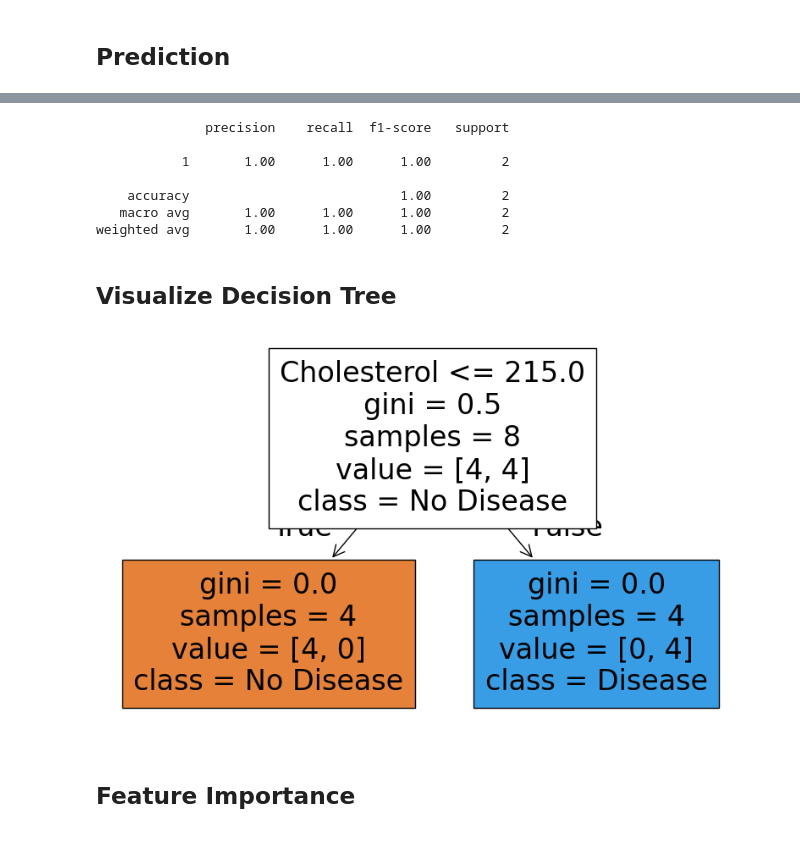
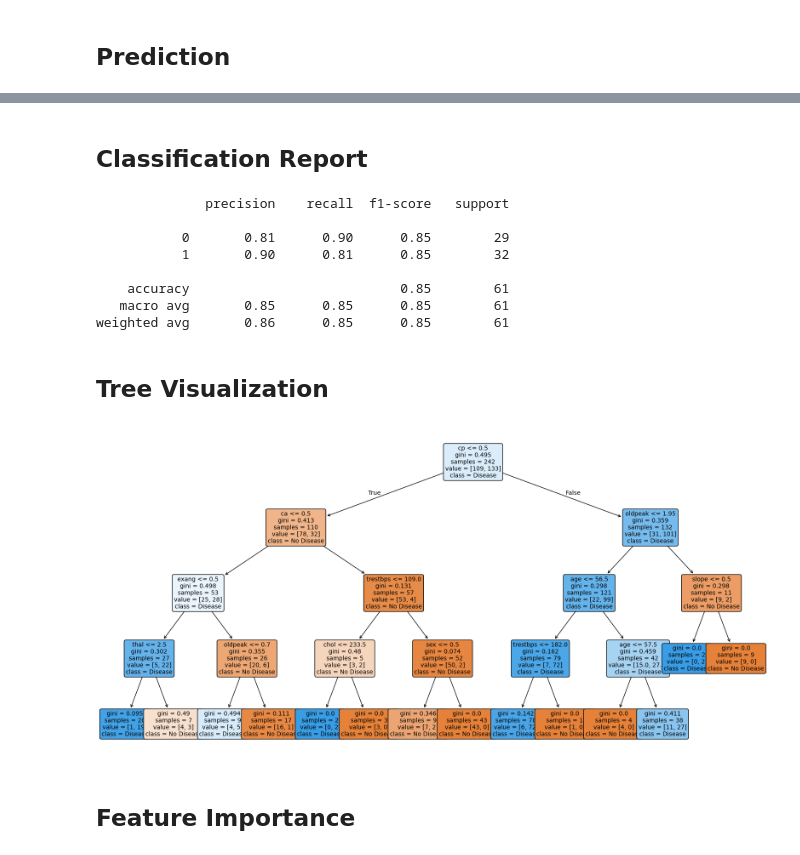
Before and after one commit to varunsingh-dev/machine-learning, a Jupyter notebook: 05_Decision_Tree/Decision_Tree.ipynb, the cells around one changed output, grey strips where cells are left out. Drawn from its saved outputs; the diff is of its cells as text; code cells hidden in the pictures.

Commit message:
Update Decision Tree with Heart Disease dataset

```diff
--- a/05_Decision_Tree/Decision_Tree.ipynb
+++ b/05_Decision_Tree/Decision_Tree.ipynb
@@ -39,0 +19,4 @@ df
+# %%
+df = pd.read_csv("/heart-disease.csv")
+
+df.head()
@@ -79,4 +133,4 @@ dtype: int64
 # %%
-X = df[["Age", "BP", "Cholesterol"]]
+X = df.drop("target", axis=1)
 
-y = df["HeartDisease"]
+y = df["target"]
@@ -101,0 +177,6 @@ DecisionTreeClassifier(random_state=42)
+# %%
+model = DecisionTreeClassifier(
+    criterion="gini",
+    max_depth=4,
+    random_state=42
+)
@@ -128,32 +271,35 @@ print(cm)
+# %% [markdown]
+## Classification Report
 # %%
-from sklearn.metrics import classification_report
-
 print(classification_report(y_test, y_pred))
 # %% [output]
               precision    recall  f1-score   support
 
-           1       1.00      1.00      1.00         2
+           0       0.81      0.90      0.85        29
+           1       0.90      0.81      0.85        32
 
-    accuracy                           1.00         2
-   macro avg       1.00      1.00      1.00         2
-weighted avg       1.00      1.00      1.00         2
+    accuracy                           0.85        61
+   macro avg       0.85      0.85      0.85        61
+weighted avg       0.86      0.85      0.85        61
 # %% [markdown]
-## Visualize Decision Tree
+## Tree Visualization
 # %%
 from sklearn.tree import plot_tree
 
-plt.figure(figsize=(10,6))
+plt.figure(figsize=(20,10))
 
 plot_tree(
     model,
     feature_names=X.columns,
     class_names=["No Disease", "Disease"],
-    filled=True
+    filled=True,
+    rounded=True,
+    fontsize=10
 )
 
 plt.show()
 # %% [output]
-[figure, old version]
+[figure, new version]
 # %% [markdown]
 ## Feature Importance
 # %%
```
Also changed, not shown: parts of 50 cells of this notebook.
